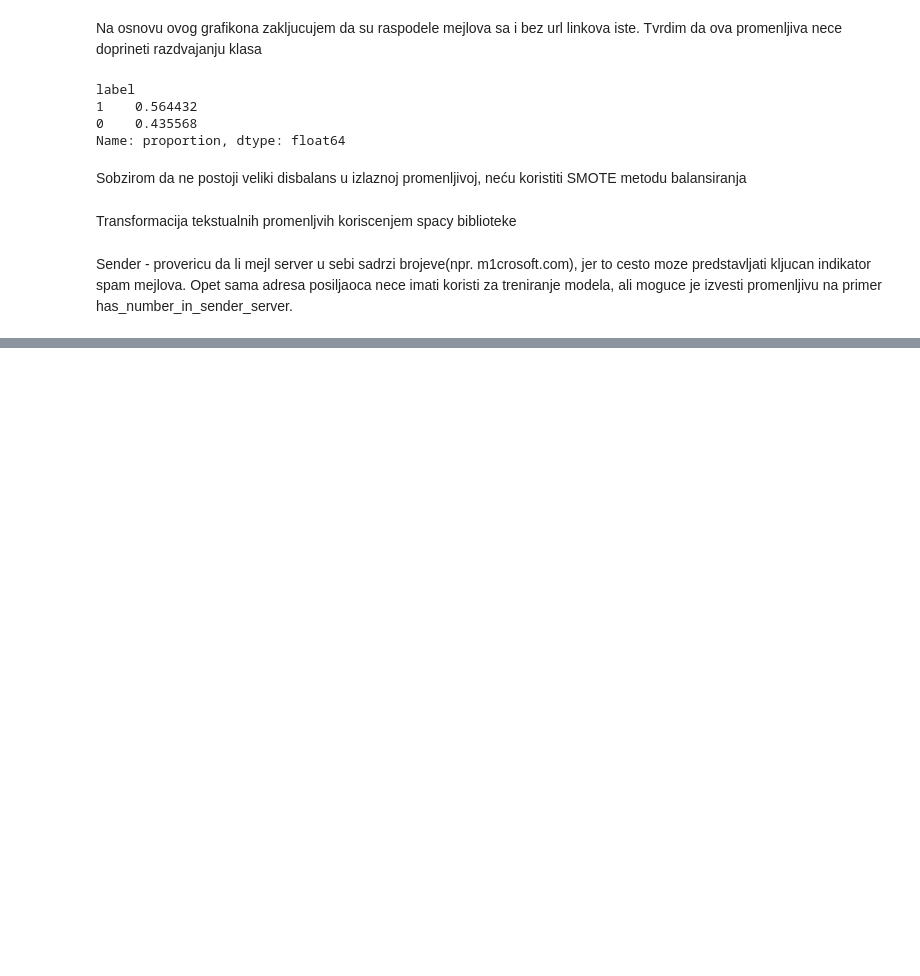
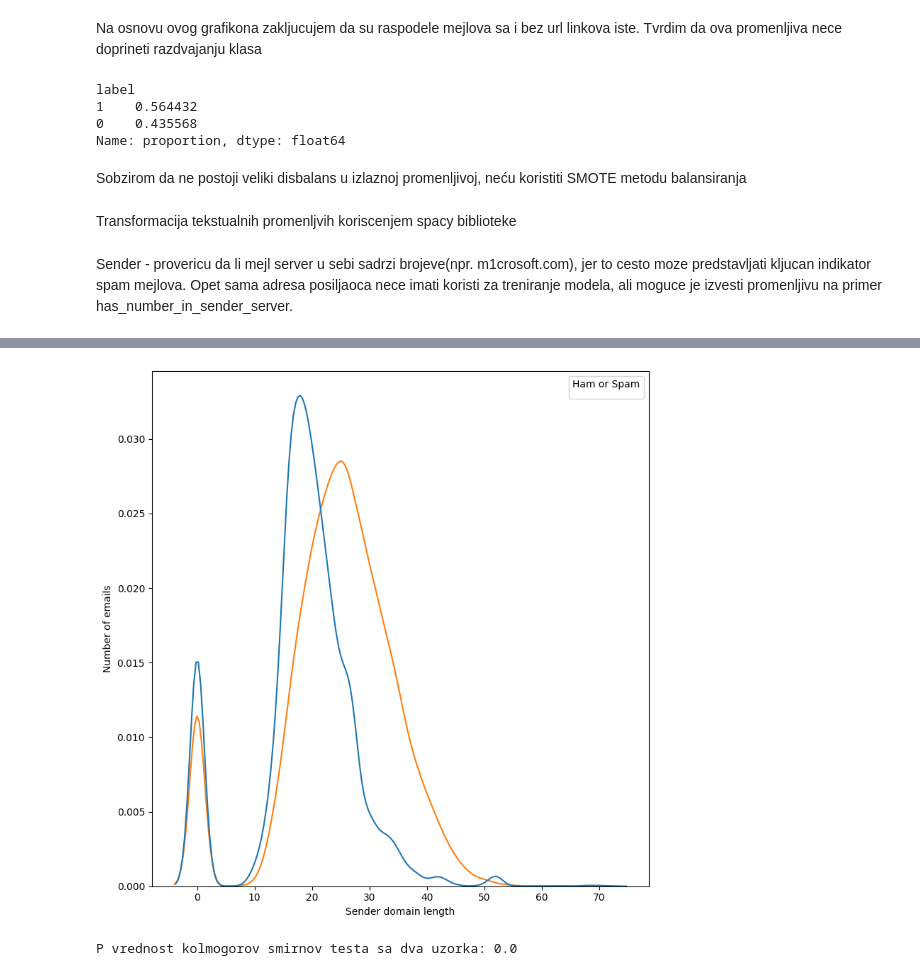
Before and after one commit to LukaDervisevic/PhishingDetection, a Jupyter notebook: model.ipynb, the cells around one changed output, grey strips where cells are left out. Cells and saved outputs as stored; diff of their text form; code cells hidden in the pictures; blank space fills up the shorter version.

```diff
--- a/model.ipynb
+++ b/model.ipynb
@@ -335,0 +378,18 @@ data
+# %%
+plt.figure(figsize=(8,8))
+sb.kdeplot(data=data, x='sender_len',hue='label')
+plt.xlabel('Sender domain length')
+plt.ylabel('Number of emails')
+plt.legend(title='Ham or Spam')
+plt.tight_layout()
+plt.show()
+# %% [output]
+[figure, added]
+# %%
+from scipy.stats import ks_2samp
+spam_sender_len = data[data['label'] == 1]['sender_len']
+ham_sender_len= data[data['label'] == 0]['sender_len']
+stat, p = ks_2samp(spam_sender_len,ham_sender_len)
+print(f"P vrednost kolmogorov smirnov testa sa dva uzorka: {p}")
+# %% [output]
+P vrednost kolmogorov smirnov testa sa dva uzorka: 0.0
```
Also changed, not shown: parts of 12 cells of this notebook, 1 other file.
